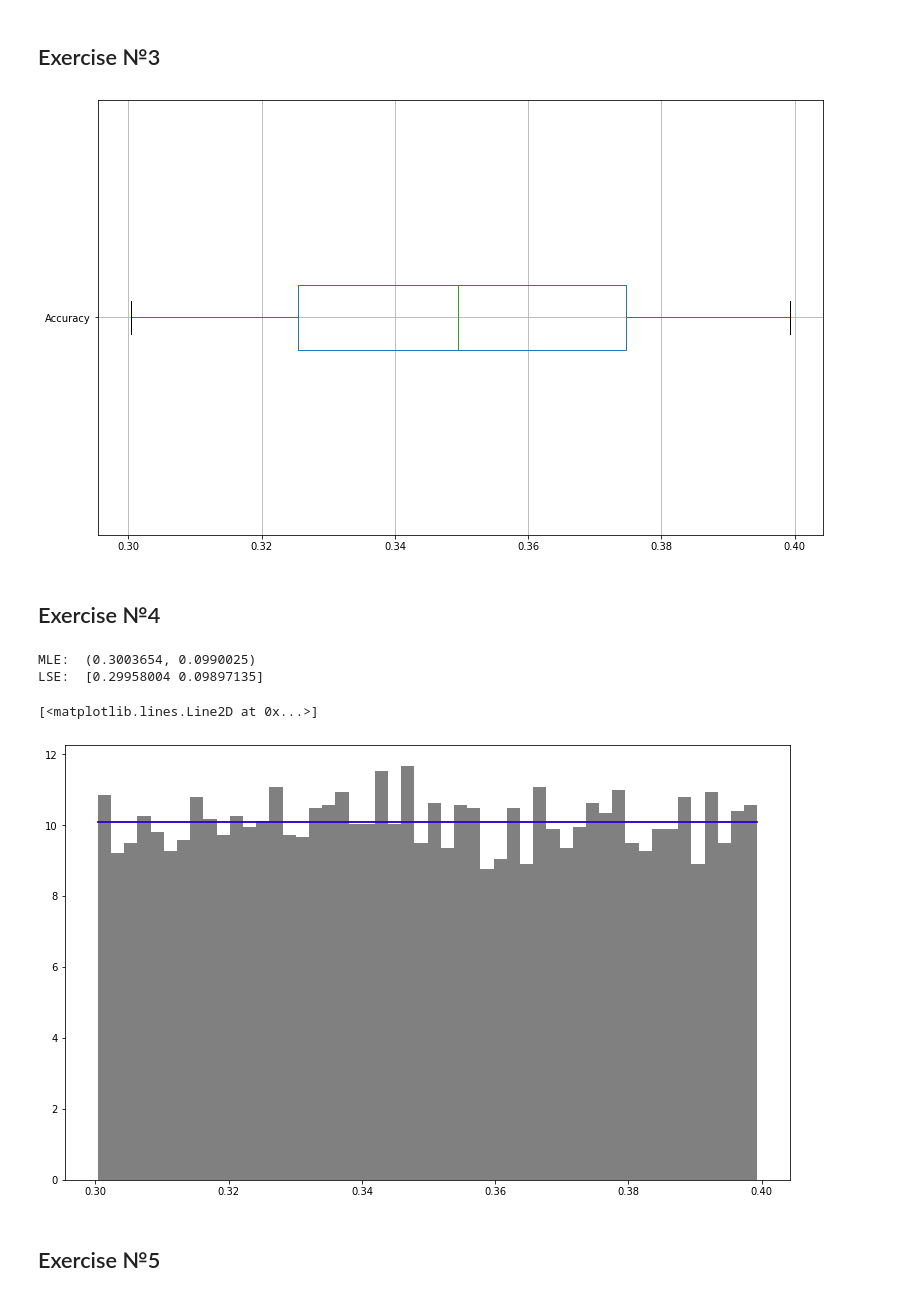
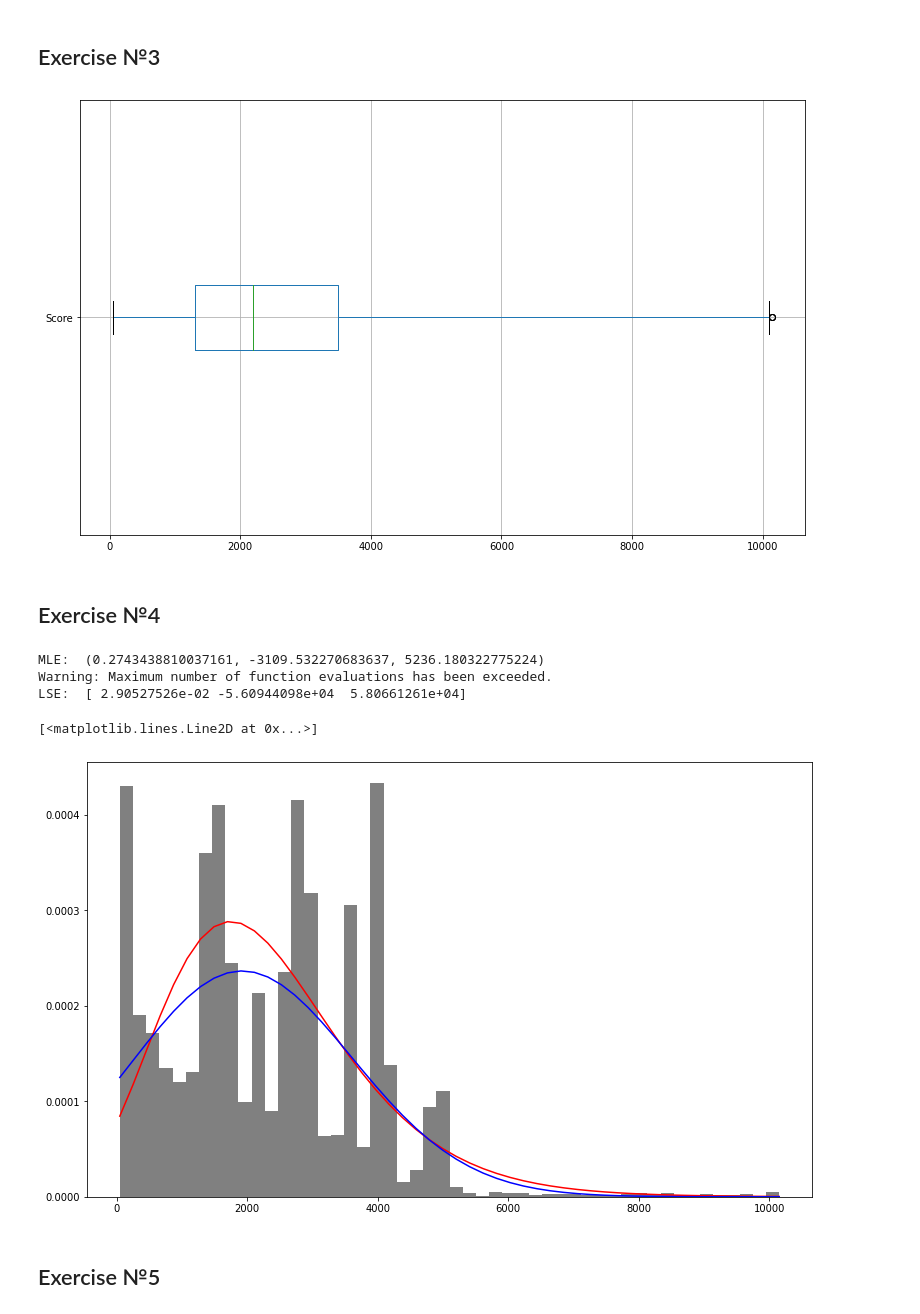
Before and after one commit to vandosik/M-M-MSA, a Jupyter notebook: Lab_1/lab_1.ipynb, the cells around one changed output. Saved outputs shown, nothing was run; the diff lists cells and outputs as text; code cells hidden in the pictures.

Commit message:
Lab_1: Add proccessing variable "Score"

```diff
--- a/Lab_1/lab_1.ipynb
+++ b/Lab_1/lab_1.ipynb
@@ -45,18 +45,27 @@ Accuracy:    the autoplay is tuned with a randomly-chosen accuracy. Higher numbe
 # col_names = ['Date',	'Level',	'NumBlocks',	'IsWin',	'ElapsedTime',	'Score',	'Accuracy']
 col_names = list(source_df.columns)
 # col_name = col_names[4]
-col_name = "Accuracy"
+# col_name = "Accuracy"
 # col_name = "ElapsedTime"
-# col_name = "Score"
-# col_name = "NumBlocks"
+col_name = "Score"
 # %%
 # Remove outliers
-if True: # one way
-    q_low = source_df[col_name].quantile(0.005)
-    q_hi  = source_df[col_name].quantile(0.995)
+if True: # cut by quantiles
+    if col_name == 'ElapsedTime':
+        up_quant = 0.995
+        down_quant = 0.005
+    elif col_name == 'Accuracy':
+        up_quant = 0.995
+        down_quant = 0.005
+    elif col_name == 'Score':
+        up_quant = 0.9835
+        down_quant = 0.0001
+
+    q_low = source_df[col_name].quantile(down_quant)
+    q_hi  = source_df[col_name].quantile(up_quant)
 
     source_df = source_df[(source_df[col_name] < q_hi) & (source_df[col_name] > q_low)]
-else: # other way
+else: # cut by zscore
     source_df[(np.abs(scipy.stats.zscore(source_df)) < 3).all(axis=1)]
 # %%
 # Display our data
@@ -110,7 +119,7 @@ median = source_df[col_name].median()
 boxplot = source_df.boxplot(column=[col_name], whis=3., vert=False) # defaul whis is 1.5 (to many outliers there)
 # boxplot = source_df.boxplot(column=['Accuracy'])
 # %% [output]
-[figure, old version]
+[figure, new version]
 # %% [markdown]
 ## Exercise №4
 # %%
@@ -131,6 +140,10 @@ elif col_name == 'Accuracy':
     print("MLE: ", mle_params)
     pdf_mle = scipy.stats.uniform.pdf(x, *mle_params)
 
+elif col_name == 'Score':
+    mle_params = scipy.stats.lognorm.fit(source_df[col_name], loc=1.1, scale=1.1) # Make initial Guess
+    print("MLE: ", mle_params)
+    pdf_mle = scipy.stats.lognorm.pdf(x, *mle_params)
 
 plt.plot(x, pdf_mle, color='r')
 
@@ -149,36 +162,49 @@ if col_name == 'ElapsedTime':
 
     def lst_sqrs(par_ar, gt, x):
         s, loc, scale = par_ar
         return sum((gt - lognorm(x, s, loc, scale))**2)
 
     lse_params = minimize(lst_sqrs, [1.1, 1.1, 1.1], method = 'Nelder-Mead', args=(hist_vals, hist_bins), tol=0.001, options={'disp': True})
     print("LSE: ",lse_params.x)
     pdf_lsm = scipy.stats.lognorm.pdf(x, *lse_params.x)
 
 elif col_name == 'Accuracy':
 
     def uniform(arg_x, loc, scale):
         ret_vals = np.array([1./(scale)] * len(arg_x))
 
         ret_vals[arg_x < loc] = 0
         ret_vals[arg_x > (loc + scale)] = 0
 
         return ret_vals
 
     def lst_sqrs(par_ar, gt, x):
         loc, scale = par_ar
         return sum((gt - uniform(x, loc, scale))**2)
 
     lse_params = minimize(lst_sqrs, [0., 10.], method = 'Nelder-Mead', args=(hist_vals, hist_bins), tol=0.001)
     print("LSE: ", lse_params.x)
     pdf_lsm = scipy.stats.uniform.pdf(hist_bins, *lse_params.x)
 
+elif col_name == 'Score':
+    def lognorm(arg_x, s, loc, scale):
+        return scipy.stats.lognorm.pdf(arg_x, s, loc, scale)
+
+    def lst_sqrs(par_ar, gt, x):
+        s, loc, scale = par_ar
+        return sum((gt - lognorm(x, s, loc, scale))**2)
+
+    lse_params = minimize(lst_sqrs, [1.1, 1.1, 1.1], method = 'Nelder-Mead', args=(hist_vals, hist_bins), tol=0.001, options={'disp': True})
+    print("LSE: ",lse_params.x)
+    pdf_lsm = scipy.stats.lognorm.pdf(x, *lse_params.x)
+
 plt.plot(x, pdf_lsm, color='b')
 # %% [output]
-MLE:  (0.3003654, 0.0990025)
-LSE:  [0.29958004 0.09897135]
+MLE:  (0.2743438810037161, -3109.532270683637, 5236.180322775224)
+Warning: Maximum number of function evaluations has been exceeded.
+LSE:  [ 2.90527526e-02 -5.60944098e+04  5.80661261e+04]
 [<matplotlib.lines.Line2D at 0x...>]
-[figure, old version]
+[figure, new version]
 # %% [markdown]
 ## Exercise №5
 # %%
```
Also changed, not shown: parts of 4 cells of this notebook.
